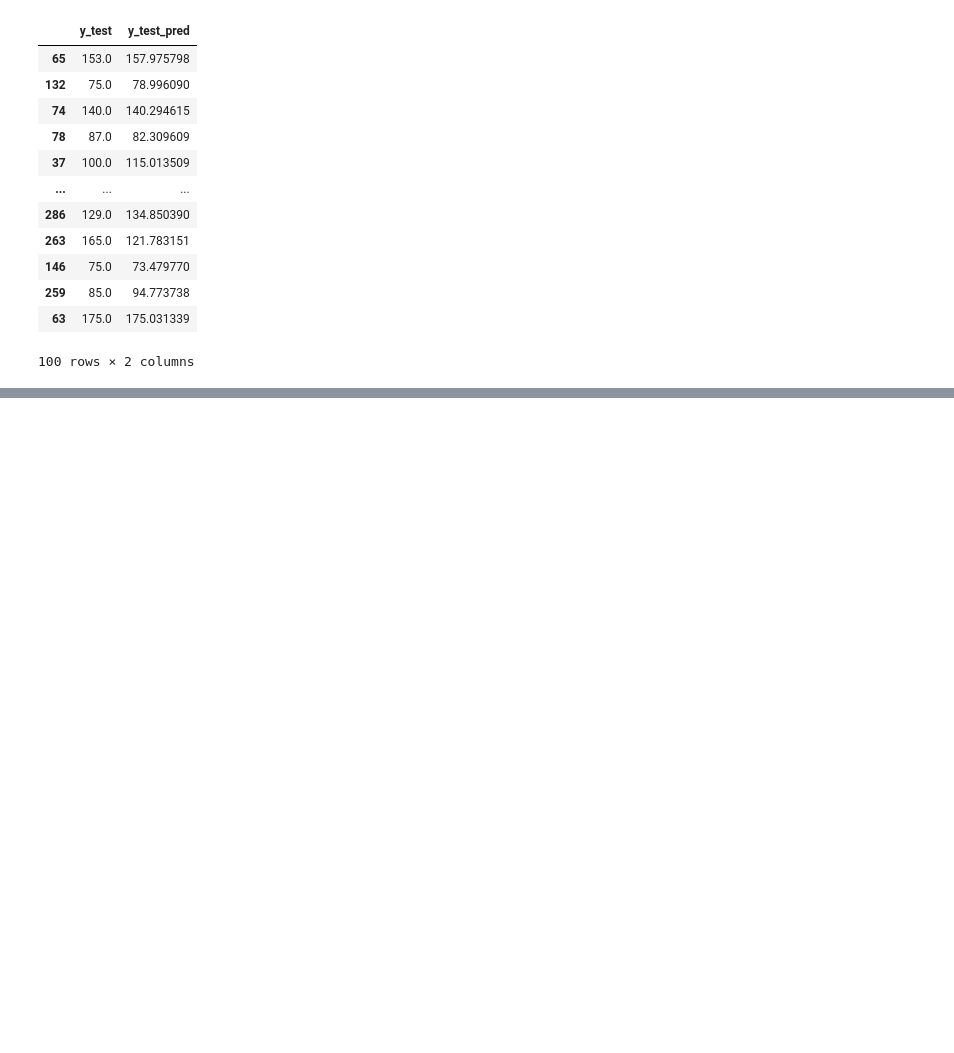
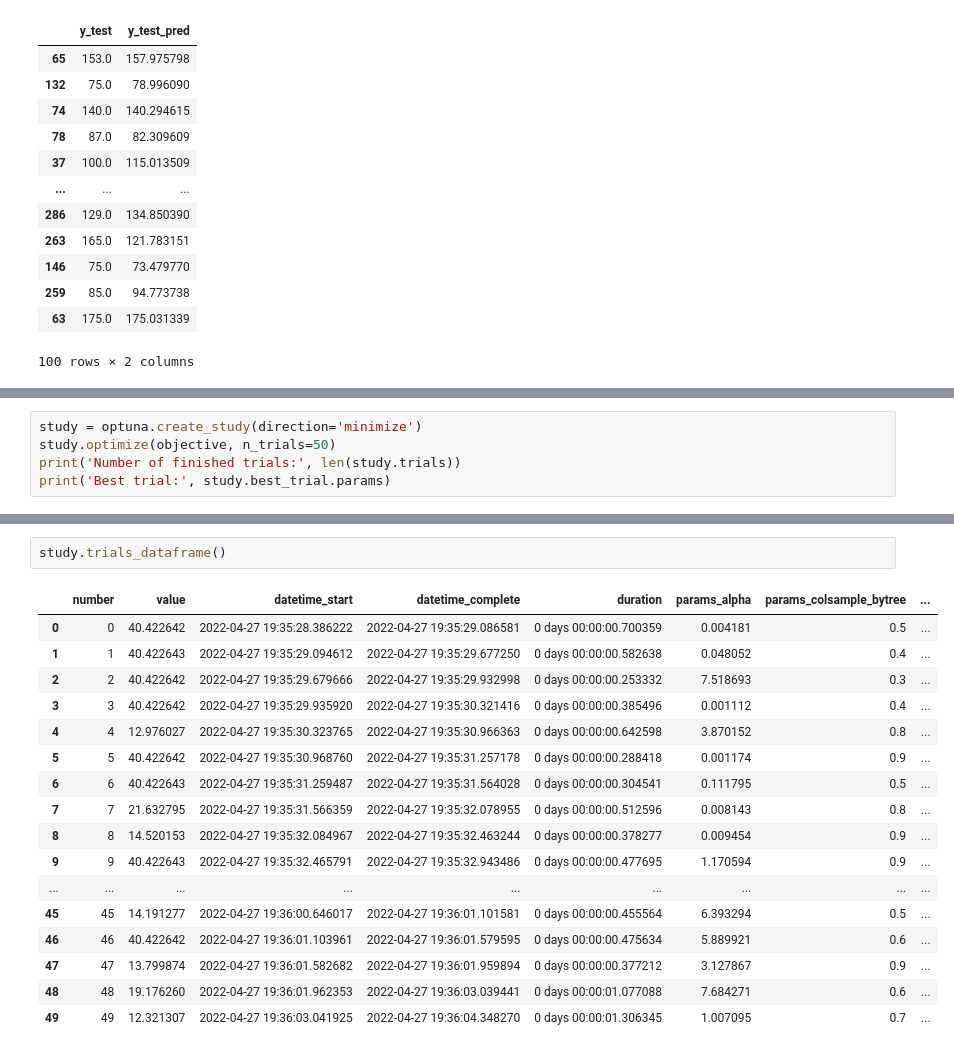
Before and after one commit to rfaria/ML-Playground, a Jupyter notebook: Linear_Regression_Example.ipynb, the cells around one changed output, grey strips where cells are left out. Saved outputs shown, nothing was run; the diff lists cells and outputs as text; blank space fills up the shorter version.

```diff
--- a/Linear_Regression_Example.ipynb
+++ b/Linear_Regression_Example.ipynb
@@ -64,0 +209,5 @@ pd.DataFrame({"y_test": y_test, "y_test_pred": y_test_pred})
+# %%
+study = optuna.create_study(direction='minimize')
+study.optimize(objective, n_trials=50)
+print('Number of finished trials:', len(study.trials))
+print('Best trial:', study.best_trial.params)
@@ -64,0 +228,20 @@ pd.DataFrame({"y_test": y_test, "y_test_pred": y_test_pred})
+# %%
+study.trials_dataframe()
+# %% [output]
+|  | number | value | datetime_start | datetime_complete | duration | params_alpha | params_colsample_bytree | ... |
+| 0 | 0 | 40.422642 | 2022-04-27 19:35:28.386222 | 2022-04-27 19:35:29.086581 | 0 days 00:00:00.700359 | 0.004181 | 0.5 | ... |
+| 1 | 1 | 40.422643 | 2022-04-27 19:35:29.094612 | 2022-04-27 19:35:29.677250 | 0 days 00:00:00.582638 | 0.048052 | 0.4 | ... |
+| 2 | 2 | 40.422642 | 2022-04-27 19:35:29.679666 | 2022-04-27 19:35:29.932998 | 0 days 00:00:00.253332 | 7.518693 | 0.3 | ... |
+| 3 | 3 | 40.422642 | 2022-04-27 19:35:29.935920 | 2022-04-27 19:35:30.321416 | 0 days 00:00:00.385496 | 0.001112 | 0.4 | ... |
+| 4 | 4 | 12.976027 | 2022-04-27 19:35:30.323765 | 2022-04-27 19:35:30.966363 | 0 days 00:00:00.642598 | 3.870152 | 0.8 | ... |
+| 5 | 5 | 40.422642 | 2022-04-27 19:35:30.968760 | 2022-04-27 19:35:31.257178 | 0 days 00:00:00.288418 | 0.001174 | 0.9 | ... |
+| 6 | 6 | 40.422643 | 2022-04-27 19:35:31.259487 | 2022-04-27 19:35:31.564028 | 0 days 00:00:00.304541 | 0.111795 | 0.5 | ... |
+| 7 | 7 | 21.632795 | 2022-04-27 19:35:31.566359 | 2022-04-27 19:35:32.078955 | 0 days 00:00:00.512596 | 0.008143 | 0.8 | ... |
+| 8 | 8 | 14.520153 | 2022-04-27 19:35:32.084967 | 2022-04-27 19:35:32.463244 | 0 days 00:00:00.378277 | 0.009454 | 0.9 | ... |
+| 9 | 9 | 40.422643 | 2022-04-27 19:35:32.465791 | 2022-04-27 19:35:32.943486 | 0 days 00:00:00.477695 | 1.170594 | 0.9 | ... |
+| ... | ... | ... | ... | ... | ... | ... | ... | ... |
+| 45 | 45 | 14.191277 | 2022-04-27 19:36:00.646017 | 2022-04-27 19:36:01.101581 | 0 days 00:00:00.455564 | 6.393294 | 0.5 | ... |
+| 46 | 46 | 40.422642 | 2022-04-27 19:36:01.103961 | 2022-04-27 19:36:01.579595 | 0 days 00:00:00.475634 | 5.889921 | 0.6 | ... |
+| 47 | 47 | 13.799874 | 2022-04-27 19:36:01.582682 | 2022-04-27 19:36:01.959894 | 0 days 00:00:00.377212 | 3.127867 | 0.9 | ... |
+| 48 | 48 | 19.176260 | 2022-04-27 19:36:01.962353 | 2022-04-27 19:36:03.039441 | 0 days 00:00:01.077088 | 7.684271 | 0.6 | ... |
+| 49 | 49 | 12.321307 | 2022-04-27 19:36:03.041925 | 2022-04-27 19:36:04.348270 | 0 days 00:00:01.306345 | 1.007095 | 0.7 | ... |
```
Also changed, not shown: parts of 34 cells of this notebook.
